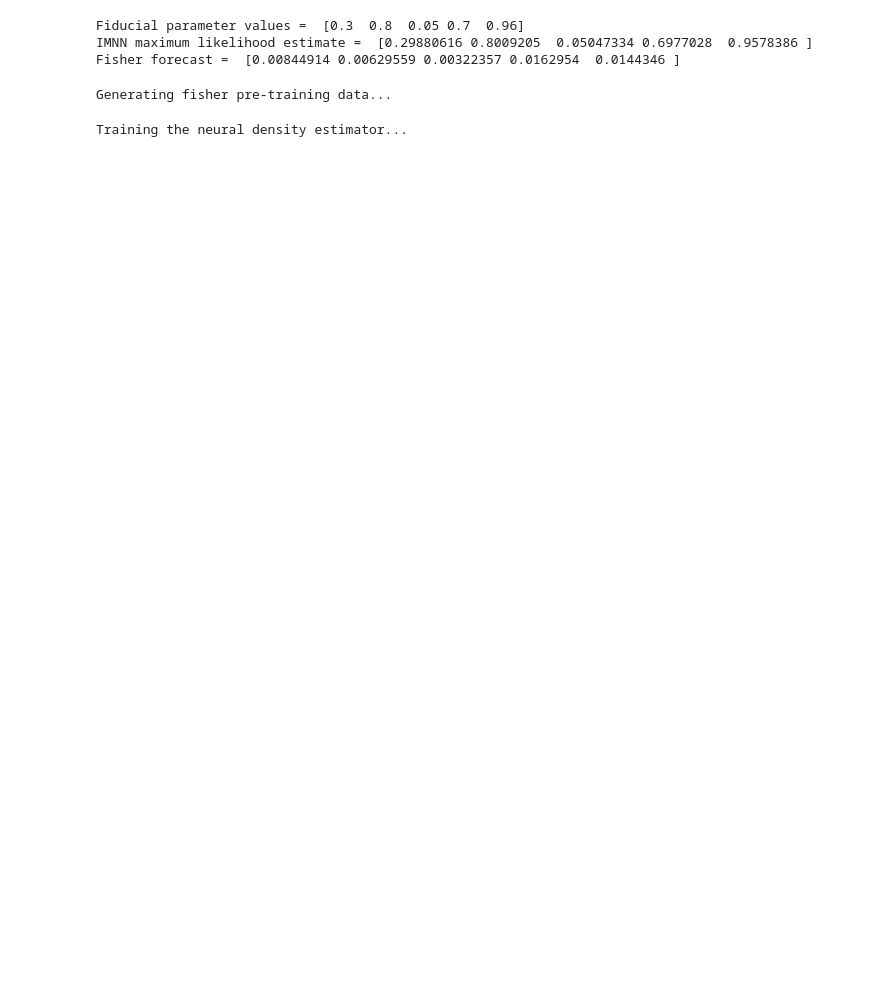
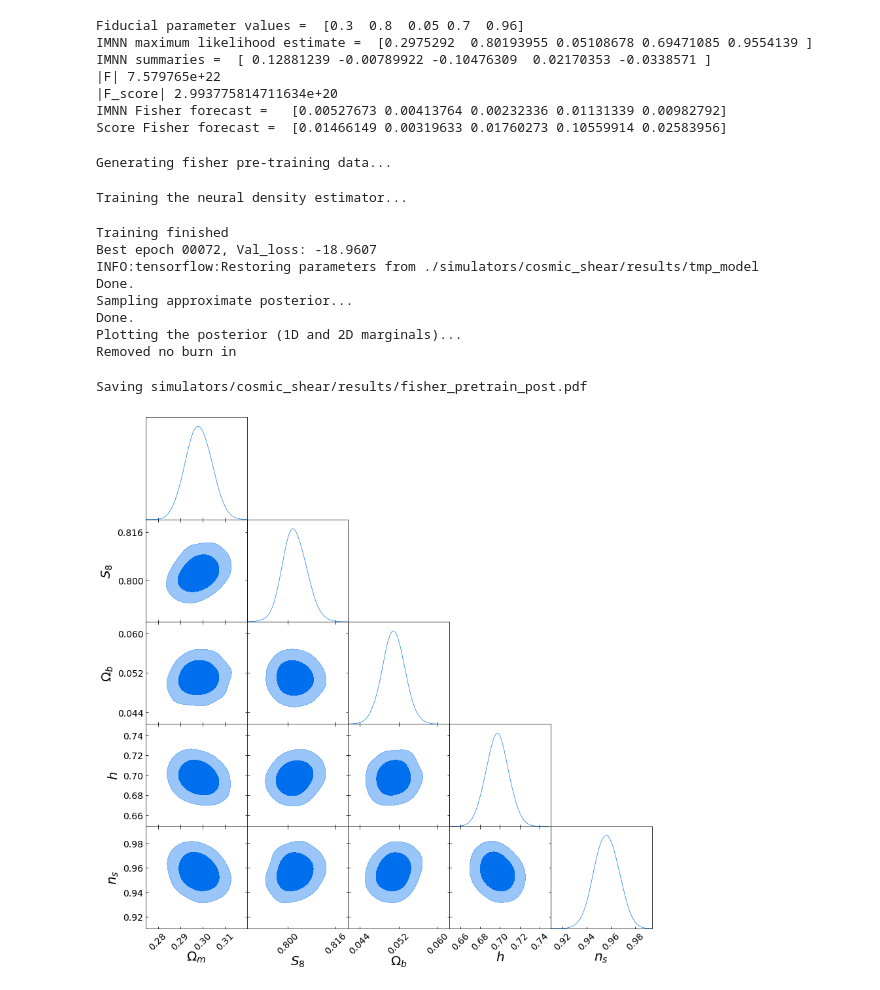
Before and after one commit to jasminelujia/pydelfi, a Jupyter notebook: cosmic_shear-IMNN.ipynb, the cells around one changed output. Saved outputs shown, nothing was run; the diff lists cells and outputs as text; code cells hidden in the pictures; blank space fills up the shorter version.

```diff
--- a/cosmic_shear-IMNN.ipynb
+++ b/cosmic_shear-IMNN.ipynb
@@ -112,13 +114,23 @@ for j in range(len(data["x_m"][0])):
 # %%
 ### LOAD IN THE DATA VECTOR ###
-data = compressor(simulator(theta_fiducial, 42, simulator_args), compressor_args)
+simulation = simulator(theta_fiducial, 42, simulator_args)
+data = compressor(simulation, compressor_args)
+summary_data = IMNN_summary(simulation, compressor_args)
 print("Fiducial parameter values = ", theta_fiducial)
 print("IMNN maximum likelihood estimate = ", data)
-print("Fisher forecast = ", np.sqrt(np.diag(Finv)))
+print("IMNN summaries = ", summary_data)
+print("|F|", np.linalg.det(compression_network.sess.run(compression_network.test_F)))
+print("|F_score|", np.linalg.det(np.linalg.inv(Finv_score)))
+print("IMNN Fisher forecast =  ", np.sqrt(np.diag(Finv)))
+print("Score Fisher forecast = ", np.sqrt(np.diag(Finv_score)))
 # %% [output]
 Fiducial parameter values =  [0.3  0.8  0.05 0.7  0.96]
-IMNN maximum likelihood estimate =  [0.29880616 0.8009205  0.05047334 0.6977028  0.9578386 ]
-Fisher forecast =  [0.00844914 0.00629559 0.00322357 0.0162954  0.0144346 ]
+IMNN maximum likelihood estimate =  [0.2975292  0.80193955 0.05108678 0.69471085 0.9554139 ]
+IMNN summaries =  [ 0.12881239 -0.00789922 -0.10476309  0.02170353 -0.0338571 ]
+|F| 7.579765e+22
+|F_score| 2.993775814711634e+20
+IMNN Fisher forecast =   [0.00527673 0.00413764 0.00232336 0.01131339 0.00982792]
+Score Fisher forecast =  [0.01466149 0.00319633 0.01760273 0.10559914 0.02583956]
 # %%
 ## Create the MDN
 NDE = ndes.MixtureDensityNetwork(n_inputs=5, n_outputs=5, n_components=3, n_hidden=[50,50], activations=[tf.tanh, tf.tanh])
@@ -127,16 +139,26 @@ NDE = ndes.MixtureDensityNetwork(n_inputs=5, n_outputs=5, n_components=3, n_hidd
 #NDE = ndes.ConditionalMaskedAutoregressiveFlow(n_inputs=5, n_outputs=5, n_hiddens=[50,50], n_mades=5, act_fun=tf.tanh)
 # %%
 # Create the DELFI object
-DelfiMAF = delfi.Delfi(data, prior, NDE, Finv, theta_fiducial,
+DelfiNDE = delfi.Delfi(data, prior, NDE, Finv, theta_fiducial,
                        param_limits = [lower, upper],
                        param_names = ['\Omega_m', 'S_8', '\Omega_b', 'h', 'n_s'],
                        results_dir = "simulators/cosmic_shear/results/")
 # %%
 # Do the Fisher pre-training
-DelfiMAF.fisher_pretraining(200000, prior, epochs=500, patience=100)
+DelfiNDE.fisher_pretraining(200000, prior, epochs=500, patience=20)
 # %% [output]
 Generating fisher pre-training data...
 Training the neural density estimator...
+Training finished
+Best epoch 00072, Val_loss: -18.9607
+INFO:tensorflow:Restoring parameters from ./simulators/cosmic_shear/results/tmp_model
+Done.
+Sampling approximate posterior...
+Done.
+Plotting the posterior (1D and 2D marginals)...
+Removed no burn in
+Saving simulators/cosmic_shear/results/fisher_pretrain_post.pdf
+[figure, added]
 # %%
 # Initial samples, batch size for population samples, number of populations
 n_initial = 500
```
Also changed, not shown: parts of 19 cells of this notebook, 11 other files.
